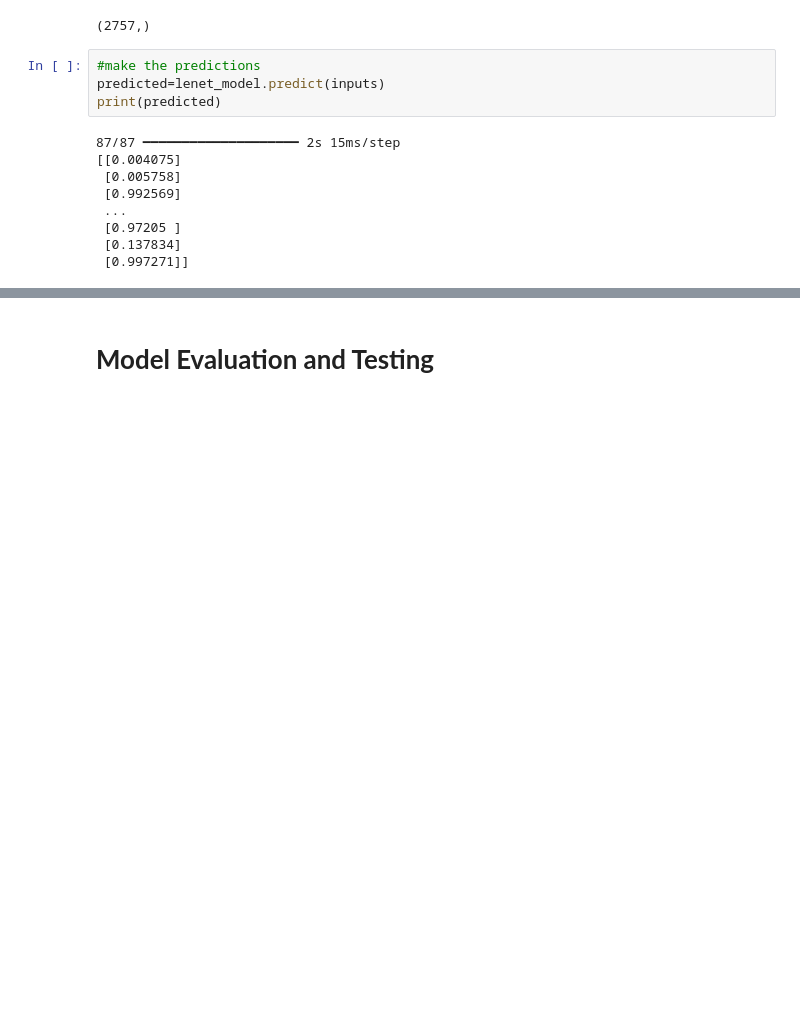
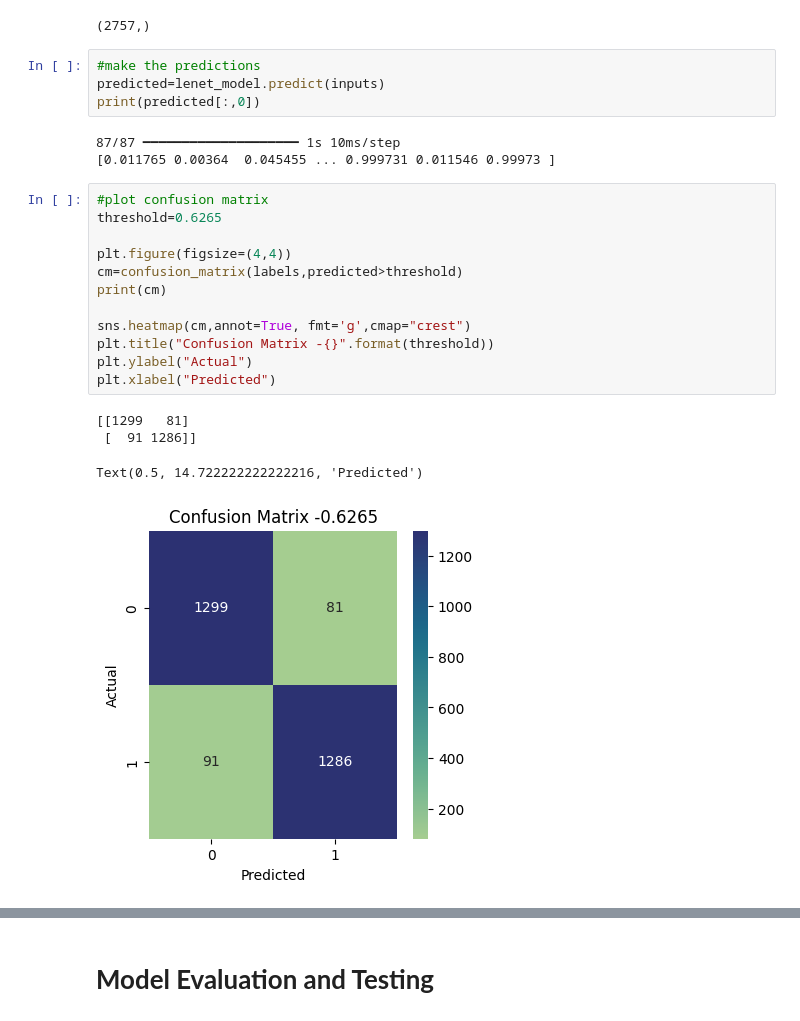
Before and after one commit to akankshakusf/Project-Deep-Learning-CNN-Malaria-Detection, a Jupyter notebook: Malaria_Detection.ipynb, the cells around one changed output, grey strips where cells are left out. Drawn from its saved outputs; the diff is of its cells as text; blank space fills up the shorter version.

```diff
--- a/Malaria_Detection.ipynb
+++ b/Malaria_Detection.ipynb
@@ -832,13 +863,24 @@ labels.shape
 # %%
 #make the predictions
 predicted=lenet_model.predict(inputs)
-print(predicted)
+print(predicted[:,0])
 # %% [output]
-87/87 ━━━━━━━━━━━━━━━━━━━━ 2s 15ms/step
-[[0.004075]
- [0.005758]
- [0.992569]
- ...
- [0.97205 ]
- [0.137834]
- [0.997271]]
+87/87 ━━━━━━━━━━━━━━━━━━━━ 1s 10ms/step
+[0.011765 0.00364  0.045455 ... 0.999731 0.011546 0.99973 ]
+# %%
+#plot confusion matrix
+threshold=0.6265
+
+plt.figure(figsize=(4,4))
+cm=confusion_matrix(labels,predicted>threshold)
+print(cm)
+
+sns.heatmap(cm,annot=True, fmt='g',cmap="crest")
+plt.title("Confusion Matrix -{}".format(threshold))
+plt.ylabel("Actual")
+plt.xlabel("Predicted")
+# %% [output]
+[[1299   81]
+ [  91 1286]]
+Text(0.5, 14.722222222222216, 'Predicted')
+[figure, added]
```
Also changed, not shown: parts of 24 cells of this notebook.
